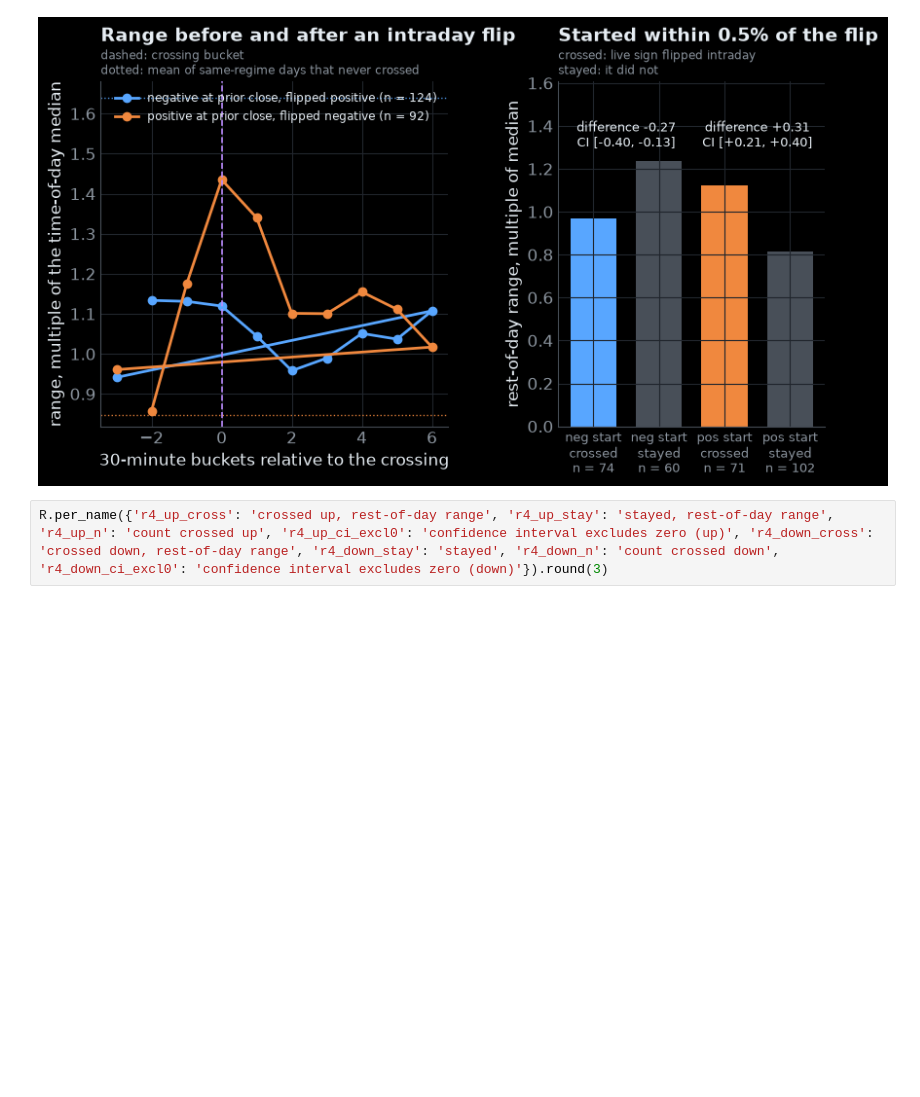
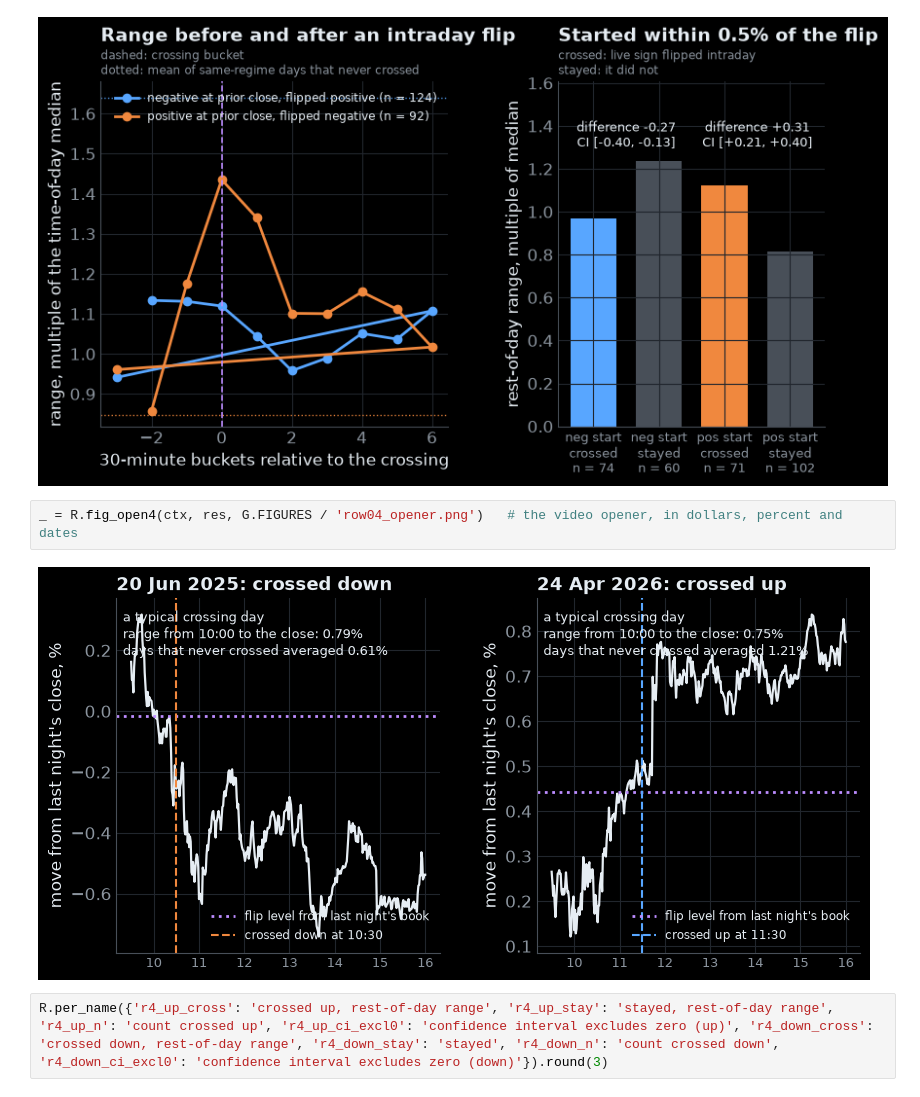
Before and after one commit to will-hill/GPU-Quant-Finance, a Jupyter notebook: 05-pytorch-options-scanning/gex_rows/row04_flip_crossing.ipynb, the cells around one changed output. Drawn from its saved outputs; the diff is of its cells as text; blank space fills up the shorter version.

```diff
--- a/05-pytorch-options-scanning/gex_rows/row04_flip_crossing.ipynb
+++ b/05-pytorch-options-scanning/gex_rows/row04_flip_crossing.ipynb
@@ -49,6 +49,10 @@ _ = R.fig4(ctx, res, G.FIGURES / 'row04_flip_crossing.png')
  }
 }
 [figure]
+# %%
+_ = R.fig_open4(ctx, res, G.FIGURES / 'row04_opener.png')   # the video opener, in dollars, percent and dates
+# %% [output]
+[figure, added]
 # %%
 R.per_name({'r4_up_cross': 'crossed up, rest-of-day range', 'r4_up_stay': 'stayed, rest-of-day range', 'r4_up_n': 'count crossed up', 'r4_up_ci_excl0': 'confidence interval excludes zero (up)', 'r4_down_cross': 'crossed down, rest-of-day range', 'r4_down_stay': 'stayed', 'r4_down_n': 'count crossed down', 'r4_down_ci_excl0': 'confidence interval excludes zero (down)'}).round(3)
 # %% [output]
```
Also changed, not shown: 11 other files.
